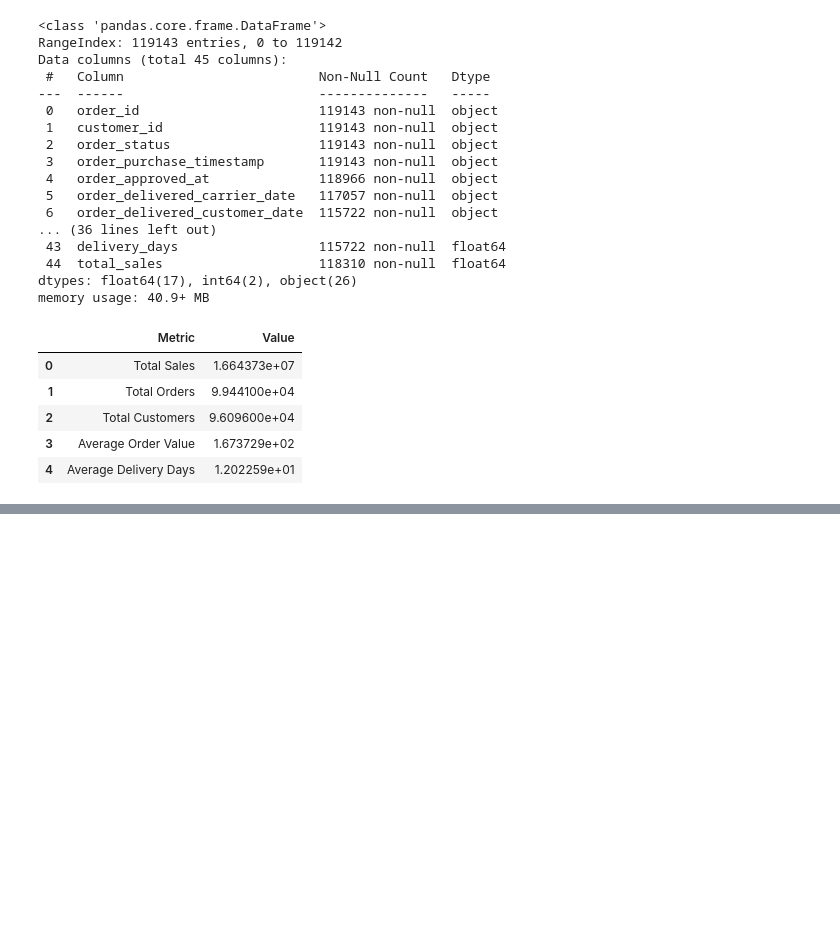
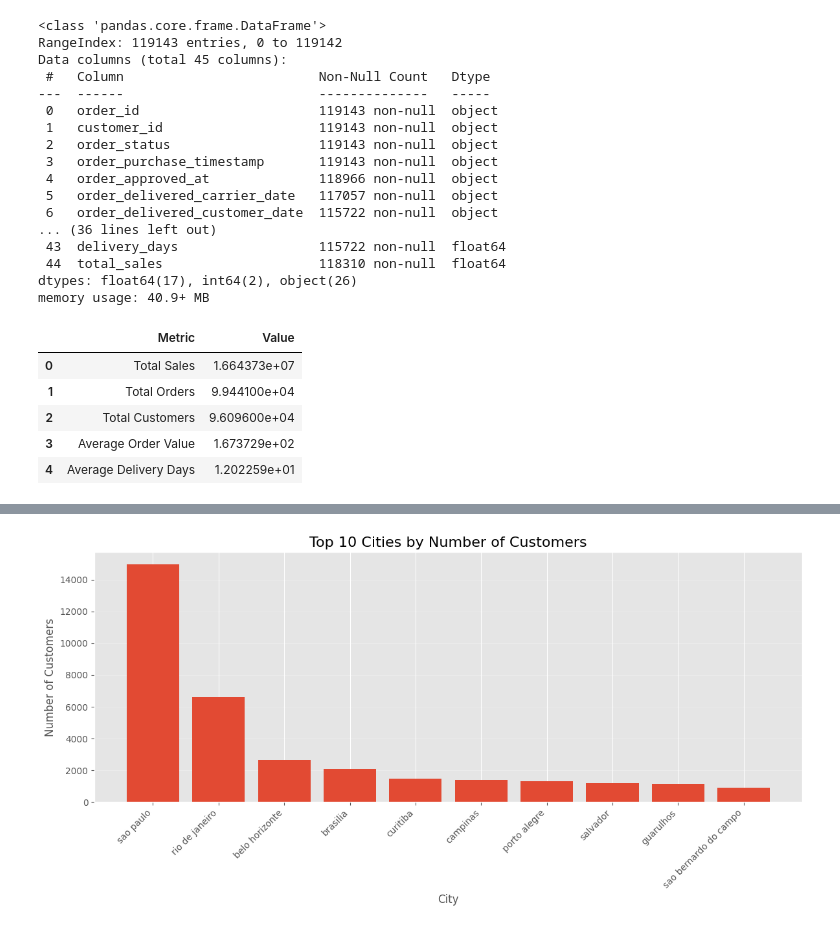
Before and after one commit to Nicolauzzz/olist-ecommerce-sales-analysis, a Jupyter notebook: notebooks/03_eda.ipynb, the cells around one changed output, grey strips where cells are left out. Saved outputs shown, nothing was run; the diff lists cells and outputs as text; code cells hidden in the pictures; blank space fills up the shorter version.

Commit message:
Analyze customer distribution by city

```diff
--- a/notebooks/03_eda.ipynb
+++ b/notebooks/03_eda.ipynb
@@ -111,0 +224,9 @@ summary
+# %%
+city_summary = city_customers.reset_index()
+
+city_summary.columns = [
+    "City",
+    "Number of Customers"
+]
+
+city_summary
@@ -111,0 +245,10 @@ summary
+# %%
+total_customer = sales["customer_unique_id"].nunique()
+
+city_summary["Contribution (%)"] = (
+    city_summary["Number of Customers"]
+    / total_customer
+    *100
+).round(2)
+
+city_summary
@@ -111,0 +267,26 @@ summary
+# %%
+plt.figure(figsize=(12,6))
+
+plt.bar(
+    city_summary["City"],
+    city_summary["Number of Customers"]
+)
+
+plt.title(
+    "Top 10 Cities by Number of Customers",
+    fontsize=16
+)
+
+plt.xlabel("City")
+
+plt.ylabel("Number of Customers")
+
+plt.xticks(rotation=45, ha="right")
+
+plt.grid(axis="y", alpha=0.3)
+
+plt.tight_layout()
+
+plt.show()
+# %% [output]
+[figure, added]
```
Also changed, not shown: parts of 15 cells of this notebook.
